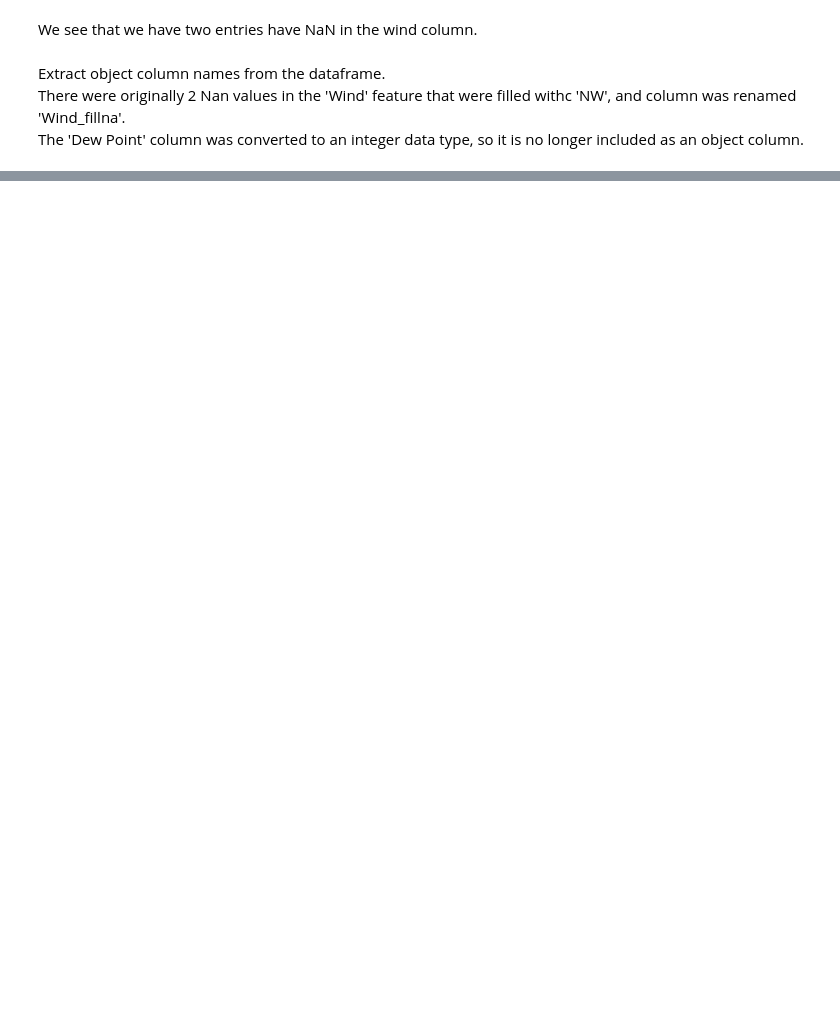
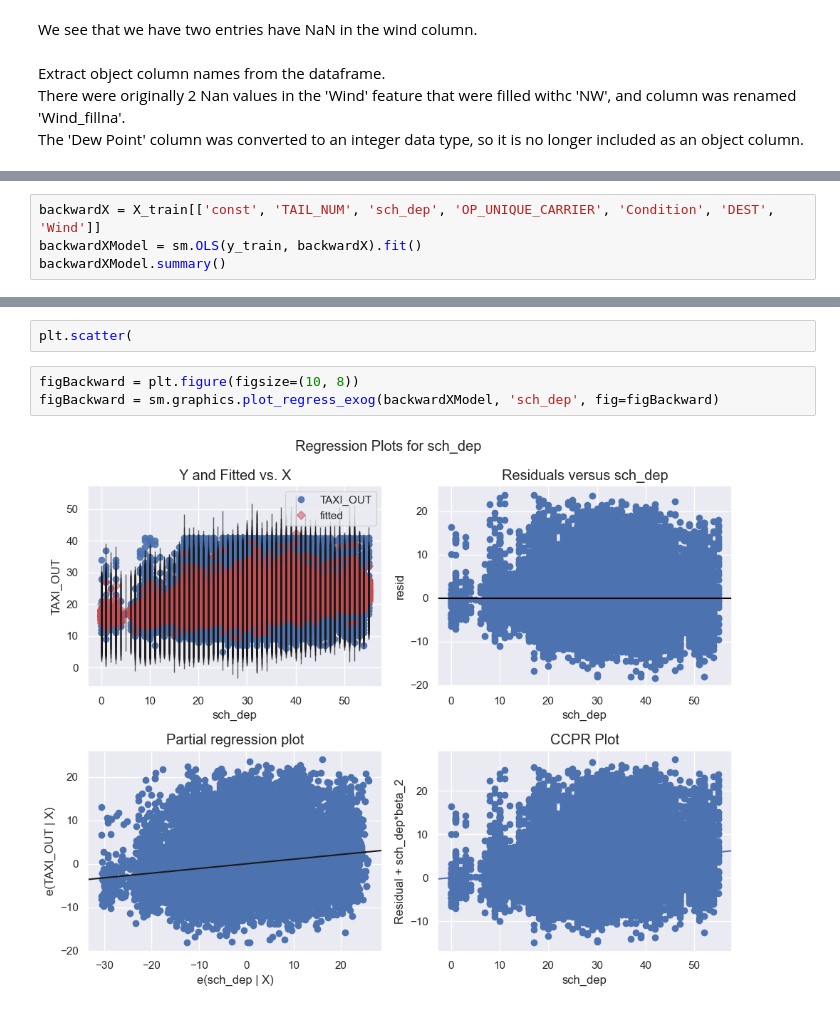
Before and after one commit to inpyoianlee/STA510Project, a Jupyter notebook: ProjectRoughDraft.ipynb, the cells around one changed output, grey strips where cells are left out. Drawn from its saved outputs; the diff is of its cells as text; blank space fills up the shorter version.

```diff
--- a/ProjectRoughDraft.ipynb
+++ b/ProjectRoughDraft.ipynb
@@ -251,0 +371,4 @@ KeyError: 'Column not found: TAXI_OUT'
+# %%
+backwardX = X_train[['const', 'TAIL_NUM', 'sch_dep', 'OP_UNIQUE_CARRIER', 'Condition', 'DEST', 'Wind']]
+backwardXModel = sm.OLS(y_train, backwardX).fit()
+backwardXModel.summary()
@@ -251,0 +407,7 @@ KeyError: 'Column not found: TAXI_OUT'
+# %%
+plt.scatter(
+# %%
+figBackward = plt.figure(figsize=(10, 8))
+figBackward = sm.graphics.plot_regress_exog(backwardXModel, 'sch_dep', fig=figBackward)
+# %% [output]
+[figure, added]
```
Also changed, not shown: parts of 50 cells of this notebook, 7 other files.
